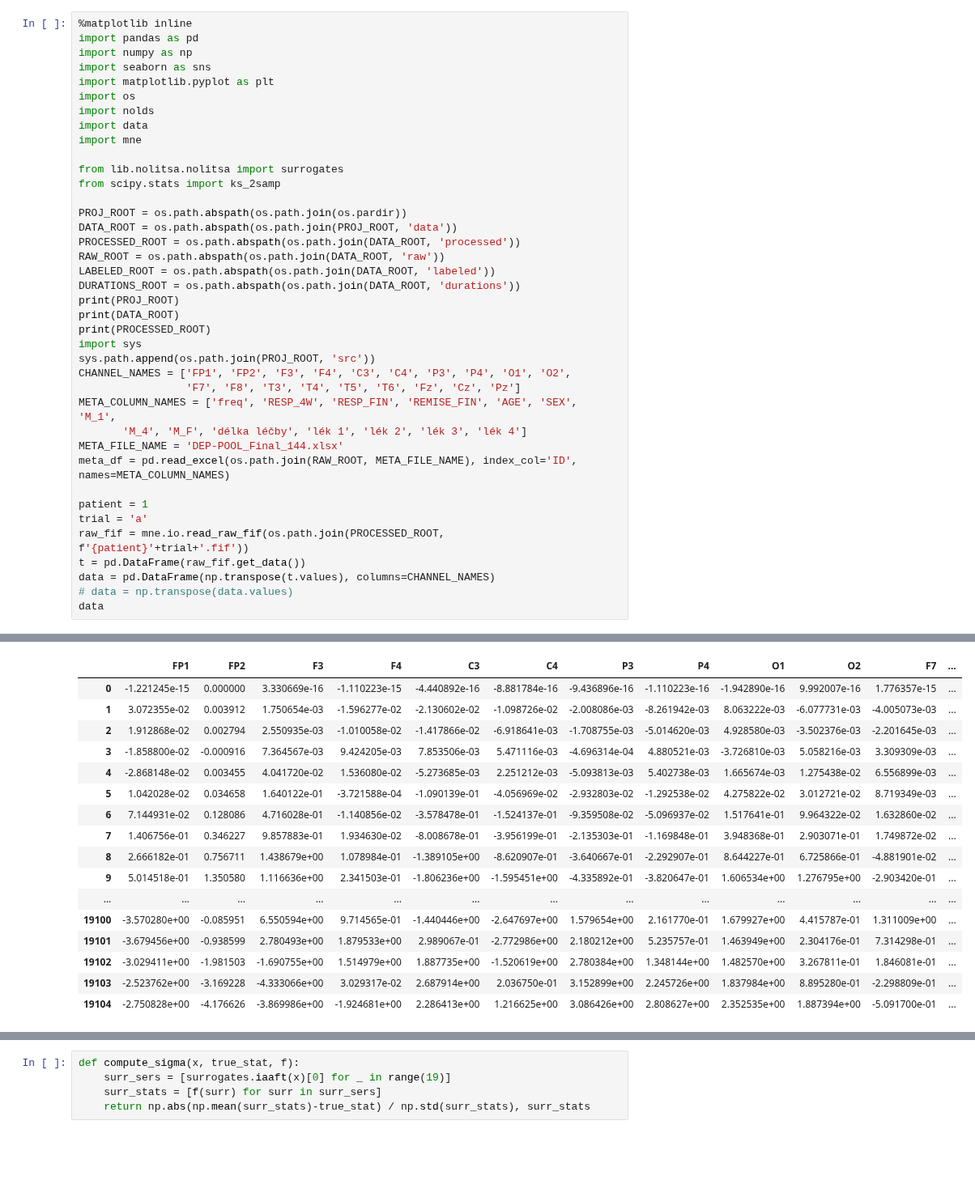
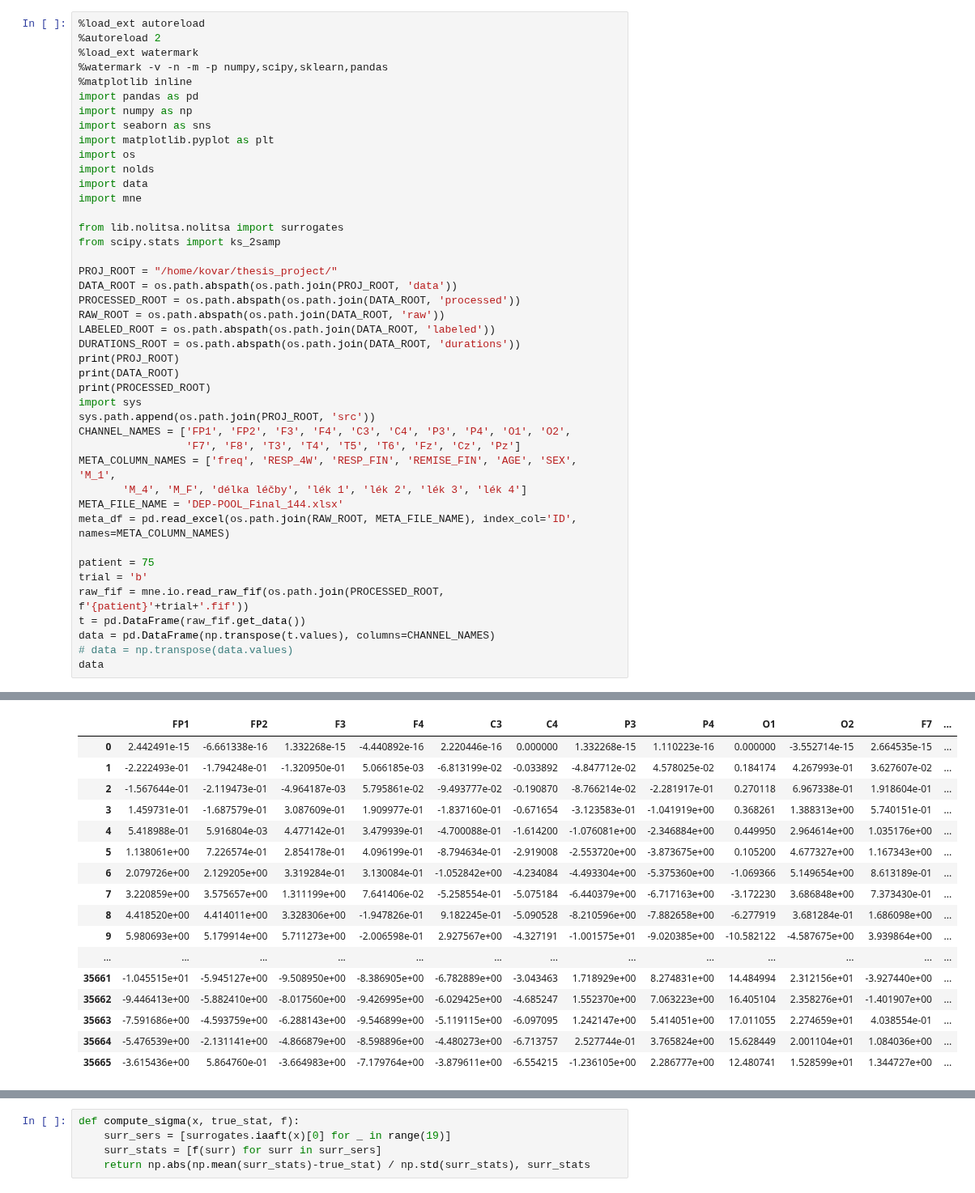
Before and after one commit to mirgee/thesis_project, a Jupyter notebook: notebooks/08-surrogate.ipynb, the cells around one changed output, grey strips where cells are left out. Shown at 81% size. Saved outputs shown, nothing was run; the diff lists cells and outputs as text; blank space fills up the shorter version.

```diff
--- a/notebooks/08-surrogate.ipynb
+++ b/notebooks/08-surrogate.ipynb
@@ -24,4 +1,8 @@ interpreter: 64bit
 # %%
+%load_ext autoreload
+%autoreload 2
+%load_ext watermark
+%watermark -v -n -m -p numpy,scipy,sklearn,pandas
 %matplotlib inline
 import pandas as pd
 import numpy as np
@@ -35,7 +16,7 @@ import mne
 from lib.nolitsa.nolitsa import surrogates
 from scipy.stats import ks_2samp
 
-PROJ_ROOT = os.path.abspath(os.path.join(os.pardir))
+PROJ_ROOT = "/home/kovar/thesis_project/"
 DATA_ROOT = os.path.abspath(os.path.join(PROJ_ROOT, 'data'))
 PROCESSED_ROOT = os.path.abspath(os.path.join(DATA_ROOT, 'processed'))
 RAW_ROOT = os.path.abspath(os.path.join(DATA_ROOT, 'raw'))
@@ -53,8 +34,8 @@ META_COLUMN_NAMES = ['freq', 'RESP_4W', 'RESP_FIN', 'REMISE_FIN', 'AGE', 'SEX',
 META_FILE_NAME = 'DEP-POOL_Final_144.xlsx'
 meta_df = pd.read_excel(os.path.join(RAW_ROOT, META_FILE_NAME), index_col='ID', names=META_COLUMN_NAMES)
 
-patient = 1
-trial = 'a'
+patient = 75
+trial = 'b'
 raw_fif = mne.io.read_raw_fif(os.path.join(PROCESSED_ROOT, f'{patient}'+trial+'.fif'))
 t = pd.DataFrame(raw_fif.get_data())
 data = pd.DataFrame(np.transpose(t.values), columns=CHANNEL_NAMES)
@@ -71,18 +61,18 @@ Isotrak not found
 Ready.
 |  | FP1 | FP2 | F3 | F4 | C3 | C4 | P3 | P4 | O1 | O2 | F7 | ... |
-| 0 | -1.221245e-15 | 0.000000 | 3.330669e-16 | -1.110223e-15 | -4.440892e-16 | -8.881784e-16 | -9.436896e-16 | -1.110223e-16 | -1.942890e-16 | 9.992007e-16 | 1.776357e-15 | ... |
-| 1 | 3.072355e-02 | 0.003912 | 1.750654e-03 | -1.596277e-02 | -2.130602e-02 | -1.098726e-02 | -2.008086e-03 | -8.261942e-03 | 8.063222e-03 | -6.077731e-03 | -4.005073e-03 | ... |
-| 2 | 1.912868e-02 | 0.002794 | 2.550935e-03 | -1.010058e-02 | -1.417866e-02 | -6.918641e-03 | -1.708755e-03 | -5.014620e-03 | 4.928580e-03 | -3.502376e-03 | -2.201645e-03 | ... |
-| 3 | -1.858800e-02 | -0.000916 | 7.364567e-03 | 9.424205e-03 | 7.853506e-03 | 5.471116e-03 | -4.696314e-04 | 4.880521e-03 | -3.726810e-03 | 5.058216e-03 | 3.309309e-03 | ... |
-| 4 | -2.868148e-02 | 0.003455 | 4.041720e-02 | 1.536080e-02 | -5.273685e-03 | 2.251212e-03 | -5.093813e-03 | 5.402738e-03 | 1.665674e-03 | 1.275438e-02 | 6.556899e-03 | ... |
-| 5 | 1.042028e-02 | 0.034658 | 1.640122e-01 | -3.721588e-04 | -1.090139e-01 | -4.056969e-02 | -2.932803e-02 | -1.292538e-02 | 4.275822e-02 | 3.012721e-02 | 8.719349e-03 | ... |
-| 6 | 7.144931e-02 | 0.128086 | 4.716028e-01 | -1.140856e-02 | -3.578478e-01 | -1.524137e-01 | -9.359508e-02 | -5.096937e-02 | 1.517641e-01 | 9.964322e-02 | 1.632860e-02 | ... |
-| 7 | 1.406756e-01 | 0.346227 | 9.857883e-01 | 1.934630e-02 | -8.008678e-01 | -3.956199e-01 | -2.135303e-01 | -1.169848e-01 | 3.948368e-01 | 2.903071e-01 | 1.749872e-02 | ... |
-| 8 | 2.666182e-01 | 0.756711 | 1.438679e+00 | 1.078984e-01 | -1.389105e+00 | -8.620907e-01 | -3.640667e-01 | -2.292907e-01 | 8.644227e-01 | 6.725866e-01 | -4.881901e-02 | ... |
-| 9 | 5.014518e-01 | 1.350580 | 1.116636e+00 | 2.341503e-01 | -1.806236e+00 | -1.595451e+00 | -4.335892e-01 | -3.820647e-01 | 1.606534e+00 | 1.276795e+00 | -2.903420e-01 | ... |
+| 0 | 2.442491e-15 | -6.661338e-16 | 1.332268e-15 | -4.440892e-16 | 2.220446e-16 | 0.000000 | 1.332268e-15 | 1.110223e-16 | 0.000000 | -3.552714e-15 | 2.664535e-15 | ... |
+| 1 | -2.222493e-01 | -1.794248e-01 | -1.320950e-01 | 5.066185e-03 | -6.813199e-02 | -0.033892 | -4.847712e-02 | 4.578025e-02 | 0.184174 | 4.267993e-01 | 3.627607e-02 | ... |
+| 2 | -1.567644e-01 | -2.119473e-01 | -4.964187e-03 | 5.795861e-02 | -9.493777e-02 | -0.190870 | -8.766214e-02 | -2.281917e-01 | 0.270118 | 6.967338e-01 | 1.918604e-01 | ... |
+| 3 | 1.459731e-01 | -1.687579e-01 | 3.087609e-01 | 1.909977e-01 | -1.837160e-01 | -0.671654 | -3.123583e-01 | -1.041919e+00 | 0.368261 | 1.388313e+00 | 5.740151e-01 | ... |
+| 4 | 5.418988e-01 | 5.916804e-03 | 4.477142e-01 | 3.479939e-01 | -4.700088e-01 | -1.614200 | -1.076081e+00 | -2.346884e+00 | 0.449950 | 2.964614e+00 | 1.035176e+00 | ... |
+| 5 | 1.138061e+00 | 7.226574e-01 | 2.854178e-01 | 4.096199e-01 | -8.794634e-01 | -2.919008 | -2.553720e+00 | -3.873675e+00 | 0.105200 | 4.677327e+00 | 1.167343e+00 | ... |
+| 6 | 2.079726e+00 | 2.129205e+00 | 3.319284e-01 | 3.130084e-01 | -1.052842e+00 | -4.234084 | -4.493304e+00 | -5.375360e+00 | -1.069366 | 5.149654e+00 | 8.613189e-01 | ... |
+| 7 | 3.220859e+00 | 3.575657e+00 | 1.311199e+00 | 7.641406e-02 | -5.258554e-01 | -5.075184 | -6.440379e+00 | -6.717163e+00 | -3.172230 | 3.686848e+00 | 7.373430e-01 | ... |
+| 8 | 4.418520e+00 | 4.414011e+00 | 3.328306e+00 | -1.947826e-01 | 9.182245e-01 | -5.090528 | -8.210596e+00 | -7.882658e+00 | -6.277919 | 3.681284e-01 | 1.686098e+00 | ... |
+| 9 | 5.980693e+00 | 5.179914e+00 | 5.711273e+00 | -2.006598e-01 | 2.927567e+00 | -4.327191 | -1.001575e+01 | -9.020385e+00 | -10.582122 | -4.587675e+00 | 3.939864e+00 | ... |
 | ... | ... | ... | ... | ... | ... | ... | ... | ... | ... | ... | ... | ... |
-| 19100 | -3.570280e+00 | -0.085951 | 6.550594e+00 | 9.714565e-01 | -1.440446e+00 | -2.647697e+00 | 1.579654e+00 | 2.161770e-01 | 1.679927e+00 | 4.415787e-01 | 1.311009e+00 | ... |
-| 19101 | -3.679456e+00 | -0.938599 | 2.780493e+00 | 1.879533e+00 | 2.989067e-01 | -2.772986e+00 | 2.180212e+00 | 5.235757e-01 | 1.463949e+00 | 2.304176e-01 | 7.314298e-01 | ... |
-| 19102 | -3.029411e+00 | -1.981503 | -1.690755e+00 | 1.514979e+00 | 1.887735e+00 | -1.520619e+00 | 2.780384e+00 | 1.348144e+00 | 1.482570e+00 | 3.267811e-01 | 1.846081e-01 | ... |
-| 19103 | -2.523762e+00 | -3.169228 | -4.333066e+00 | 3.029317e-02 | 2.687914e+00 | 2.036750e-01 | 3.152899e+00 | 2.245726e+00 | 1.837984e+00 | 8.895280e-01 | -2.298809e-01 | ... |
-| 19104 | -2.750828e+00 | -4.176626 | -3.869986e+00 | -1.924681e+00 | 2.286413e+00 | 1.216625e+00 | 3.086426e+00 | 2.808627e+00 | 2.352535e+00 | 1.887394e+00 | -5.091700e-01 | ... |
+| 35661 | -1.045515e+01 | -5.945127e+00 | -9.508950e+00 | -8.386905e+00 | -6.782889e+00 | -3.043463 | 1.718929e+00 | 8.274831e+00 | 14.484994 | 2.312156e+01 | -3.927440e+00 | ... |
+| 35662 | -9.446413e+00 | -5.882410e+00 | -8.017560e+00 | -9.426995e+00 | -6.029425e+00 | -4.685247 | 1.552370e+00 | 7.063223e+00 | 16.405104 | 2.358276e+01 | -1.401907e+00 | ... |
+| 35663 | -7.591686e+00 | -4.593759e+00 | -6.288143e+00 | -9.546899e+00 | -5.119115e+00 | -6.097095 | 1.242147e+00 | 5.414051e+00 | 17.011055 | 2.274659e+01 | 4.038554e-01 | ... |
+| 35664 | -5.476539e+00 | -2.131141e+00 | -4.866879e+00 | -8.598896e+00 | -4.480273e+00 | -6.713757 | 2.527744e-01 | 3.765824e+00 | 15.628449 | 2.001104e+01 | 1.084036e+00 | ... |
+| 35665 | -3.615436e+00 | 5.864760e-01 | -3.664983e+00 | -7.179764e+00 | -3.879611e+00 | -6.554215 | -1.236105e+00 | 2.286777e+00 | 12.480741 | 1.528599e+01 | 1.344727e+00 | ... |
```
Also changed, not shown: parts of 7 cells of this notebook, 4 other files.
